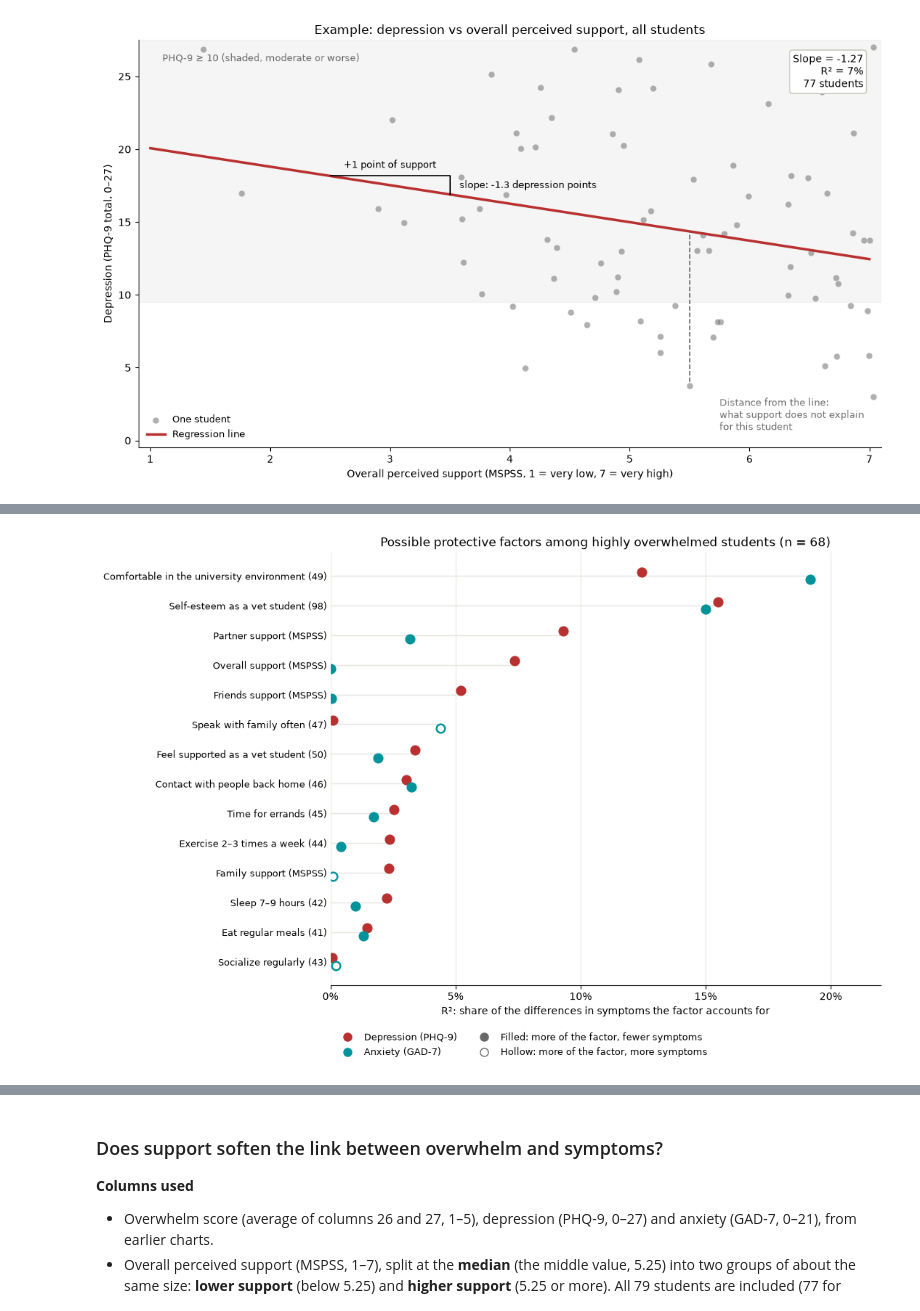
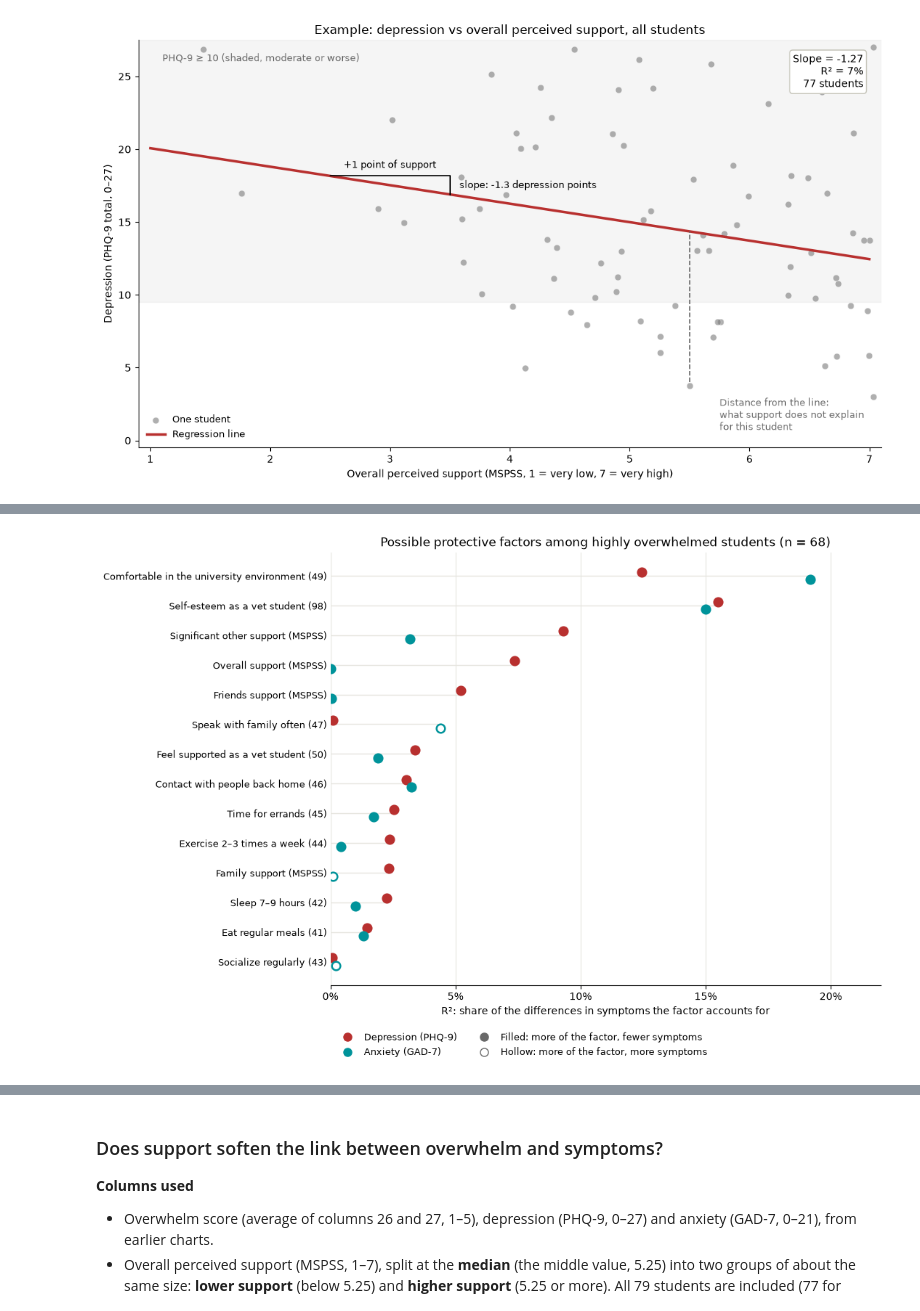
Before and after one commit to CarlaOnate/data-analysis-mental-health-veterinary-medicine-thesis, a Jupyter notebook: cda.ipynb, the cells around one changed output, grey strips where cells are left out. Drawn from its saved outputs; the diff is of its cells as text; code cells hidden in the pictures.

```diff
--- a/cda.ipynb
+++ b/cda.ipynb
@@ -111,0 +241,37 @@ plt.show()
+# %%
+def demographic_group(col, categories):
+    # categories: {category: list of answers}; any answer not listed goes to the last category
+    lookup = {answer: category for category, answers in categories.items() for answer in answers}
+    return df[col].map(lookup).fillna(list(categories)[-1])
+
+DEMOGRAPHICS = {
+    "Gender": demographic_group("4", {"Female": ["Woman"], "Male": ["Man"], "Other or not stated": []}),
+    "Age": demographic_group("3", {"Under 25": ["Under 20", "20-24"], "25 or older": []}),
+    # No question asks for the program: only students who answered just "Hungarian" are taken to be in the Hungarian program
+    "Nationality": demographic_group("5", {"Hungarian": ["Hungarian"], "International": []}),
+    "Year of study": demographic_group("8", {"Early years (1st and 2nd)": ["1", "2"],
+                                             "Middle years (3rd and 4th)": ["3", "4"],
+                                             "Final year (5th and above)": ["5+"],
+                                             "Graduated": ["Graduated"]}),
+}
+CATEGORY_ORDER = {
+    "Gender": ["Female", "Male", "Other or not stated"],
+    "Age": ["Under 25", "25 or older"],
+    "Nationality": ["Hungarian", "International"],
+    "Year of study": ["Early years (1st and 2nd)", "Middle years (3rd and 4th)",
+                      "Final year (5th and above)", "Graduated"],
+}
+assert all(DEMOGRAPHICS[name].isin(order).all() for name, order in CATEGORY_ORDER.items())
+
+# "n (%)" for every category, for all students and for each ND group
+columns = [(f"All students (n = {len(df)})", pd.Series(True, index=df.index))]
+columns += [(f"{group} (n = {(df['nd_group'] == group).sum()})", df["nd_group"] == group) for group in GROUP_ORDER]
+table = pd.concat({
+    name: pd.DataFrame({
+        label: values[mask].value_counts().reindex(CATEGORY_ORDER[name], fill_value=0)
+               .map(lambda n, total=mask.sum(): f"{n} ({n / total:.0%})")
+        for label, mask in columns
+    })
+    for name, values in DEMOGRAPHICS.items()
+})
+display(table.rename_axis([None, None]))
@@ -911,7 +1337,7 @@ rng = np.random.default_rng(0)  # fixed seed, so the jitter is the same every ti
 
 # MSPSS scores from the social support chart, kept on df for this section
 for source in SOURCES:
-    df[f"support_{source.lower()}"] = scores[source]
+    df[f"support_{source.lower().replace(' ', '_')}"] = scores[source]
 
 def simple_regression(x, y):
     # Best straight line y = intercept + slope × x (least squares); R² = share of the differences in y the line explains
@@ -998,7 +1424,7 @@ plt.show()
 # %%
 CANDIDATES = {
     "Support": [("support_overall", "Overall support (MSPSS)"),
-                ("support_partner", "Partner support (MSPSS)"),
+                ("support_significant_other", "Significant other support (MSPSS)"),
                 ("support_friends", "Friends support (MSPSS)"),
                 ("support_family", "Family support (MSPSS)"),
                 ("50", "Feel supported as a vet student (50)")],
@@ -1060,16 +1486,16 @@ plt.show()
 |  | Friends support (MSPSS) | 66.0 | -1.05 | 20.77 | 0.05 | 68.0 | -0.09 | 12.88 | ... |
 |  | Family support (MSPSS) | 66.0 | -0.55 | 17.67 | 0.02 | 68.0 | 0.10 | 11.94 | ... |
 |  | Feel supported as a vet student (50) | 66.0 | -1.18 | 18.52 | 0.03 | 68.0 | -0.77 | 14.66 | ... |
 | University and self | Comfortable in the university env... | 66.0 | -2.32 | 22.39 | 0.12 | 68.0 | -2.45 | 20.15 | ... |
 |  | Self-esteem as a vet student (98) | 66.0 | -2.51 | 22.05 | 0.15 | 68.0 | -2.11 | 18.34 | ... |
 | Lifestyle | Eat regular meals (41) | 66.0 | -0.69 | 17.27 | 0.01 | 68.0 | -0.55 | 14.21 | ... |
 |  | Sleep 7–9 hours (42) | 66.0 | -0.80 | 17.31 | 0.02 | 68.0 | -0.45 | 13.68 | ... |
 |  | Socialize regularly (43) | 66.0 | -0.17 | 15.59 | 0.00 | 68.0 | 0.25 | 11.61 | ... |
 |  | Exercise 2–3 times a week (44) | 66.0 | -0.69 | 17.10 | 0.02 | 68.0 | -0.25 | 13.14 | ... |
 |  | Time for errands (45) | 66.0 | -1.04 | 18.05 | 0.03 | 68.0 | -0.73 | 14.53 | ... |
 |  | Contact with people back home (46) | 66.0 | -0.96 | 18.43 | 0.03 | 68.0 | -0.85 | 15.40 | ... |
 |  | Speak with family often (47) | 66.0 | -0.20 | 15.83 | 0.00 | 68.0 | 1.17 | 7.79 | ... |
-[figure, old version]
+[figure, new version]
 # %% [markdown]
 ### The strongest candidates up close
 
```
Also changed, not shown: parts of 31 cells of this notebook, 4 other files.
